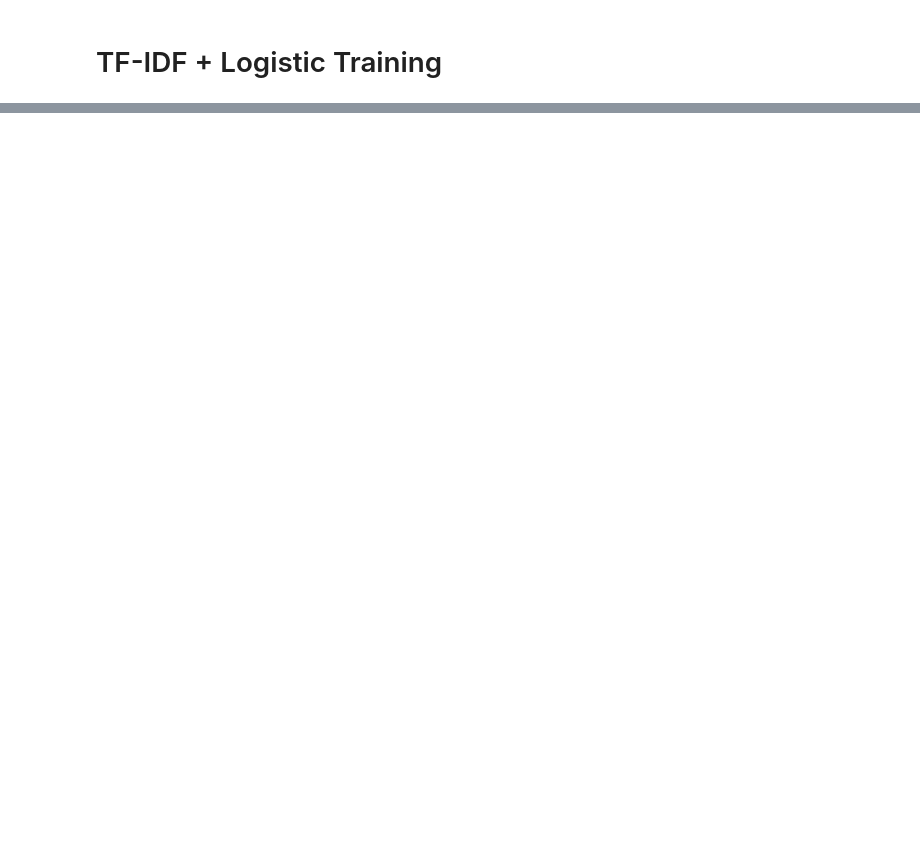
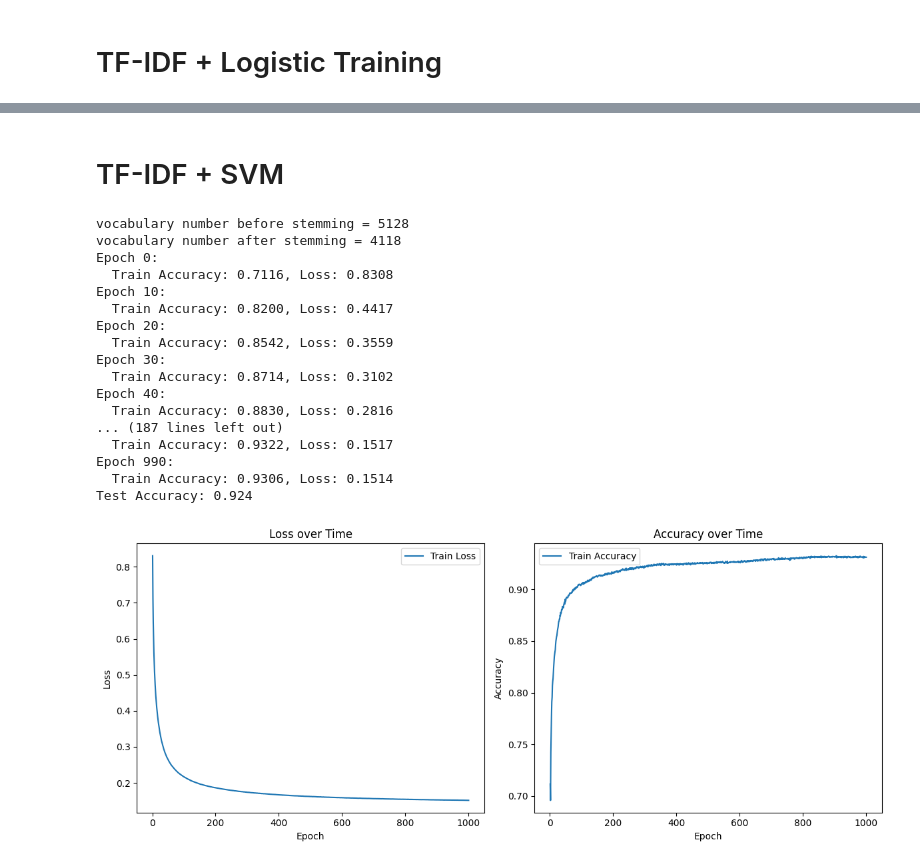
Before and after one commit to DARKNESSPROF/similarity, a Jupyter notebook: TextProcessing.ipynb, the cells around one changed output, grey strips where cells are left out. Drawn from its saved outputs; the diff is of its cells as text; code cells hidden in the pictures; blank space fills up the shorter version.

```diff
--- a/TextProcessing.ipynb
+++ b/TextProcessing.ipynb
@@ -1025,0 +1258,73 @@ Epoch 1000:
+# %% [markdown]
+# TF-IDF + SVM
+# %%
+import random
+
+sample_size = 5000
+data_q1 = dataset['question1'][:sample_size]
+data_q2 = dataset['question2'][:sample_size]
+labels = dataset['is_duplicate'][:sample_size]
+
+combined_dataset = list(data_q1) + list(data_q2)
+
+vocabulary = build_vocabulary(combined_dataset)
+print(f"vocabulary number before stemming = {len(vocabulary)}")
+
+vocabulary = stabilize_vocab_stemming(vocabulary, stemmer)
+print(f"vocabulary number after stemming = {len(vocabulary)}")
+
+idf = compute_idf(combined_dataset, vocabulary)
+
+# Preprocess input (merge TF-IDF dicts)
+def merge_sparse(v1, v2):
+    merged = v1.copy()
+    for k, v in v2.items():
+        merged[k + "_2"] = v
+    return merged
+
+X = [(tf_idf_vectorizer(str(q1), vocabulary, idf),tf_idf_vectorizer(str(q2), vocabulary, idf)) for q1, q2 in zip(data_q1, data_q2)]
+X_merged = [merge_sparse(q1, q2) for q1, q2 in X]
+
+# Shuffle + split
+samples = list(zip(X_merged, labels))
+random.shuffle(samples)
+split = int(0.9 * len(samples))
+X_train, y_train = zip(*samples[:split])
+X_test, y_test = zip(*samples[split:])
+
+# ✅ Same API as LogisticRegression
+model = SVMClassifier(lr=0.0001, epochs=1000, C=3)
+model.fit(list(X_merged), list(labels))
+
+# Predictions
+proba = model.predict_proba(X_test)
+preds = model.predict(X_test)
+
+# Evaluation
+print("Test Accuracy:", model.evaluate(X_test, y_test))
+
+# Plot metrics
+model.plot_metrics()
+
+# Save / Load
+model.save("svm_model.pkl")
+model.load("svm_model.pkl")
+# %% [output]
+vocabulary number before stemming = 5128
+vocabulary number after stemming = 4118
+Epoch 0:
+  Train Accuracy: 0.7116, Loss: 0.8308
+Epoch 10:
+  Train Accuracy: 0.8200, Loss: 0.4417
+Epoch 20:
+  Train Accuracy: 0.8542, Loss: 0.3559
+Epoch 30:
+  Train Accuracy: 0.8714, Loss: 0.3102
+Epoch 40:
+  Train Accuracy: 0.8830, Loss: 0.2816
+... (187 lines left out)
+  Train Accuracy: 0.9322, Loss: 0.1517
+Epoch 990:
+  Train Accuracy: 0.9306, Loss: 0.1514
+Test Accuracy: 0.924
+[figure, added]
```
Also changed, not shown: parts of 12 cells of this notebook, 6 other files.
